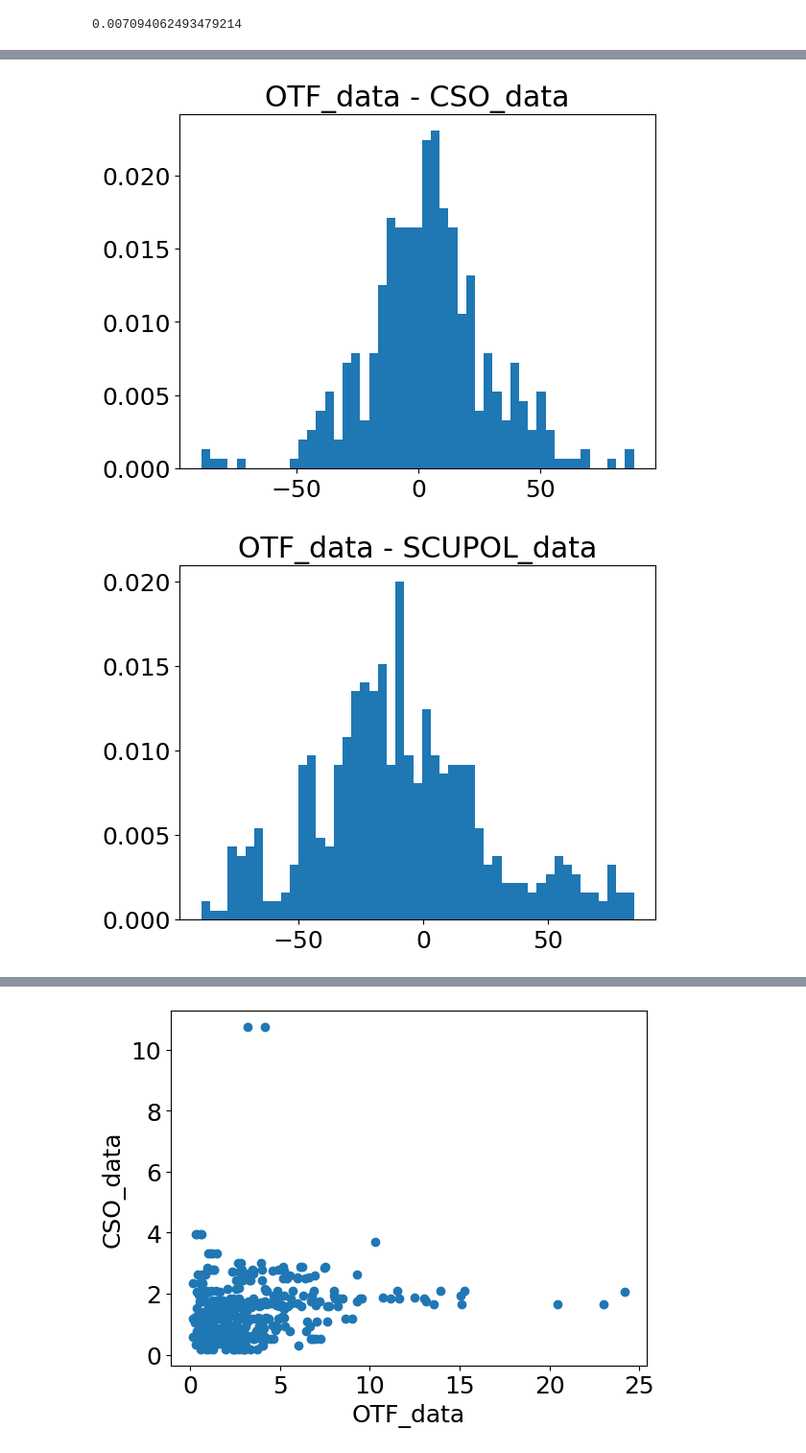
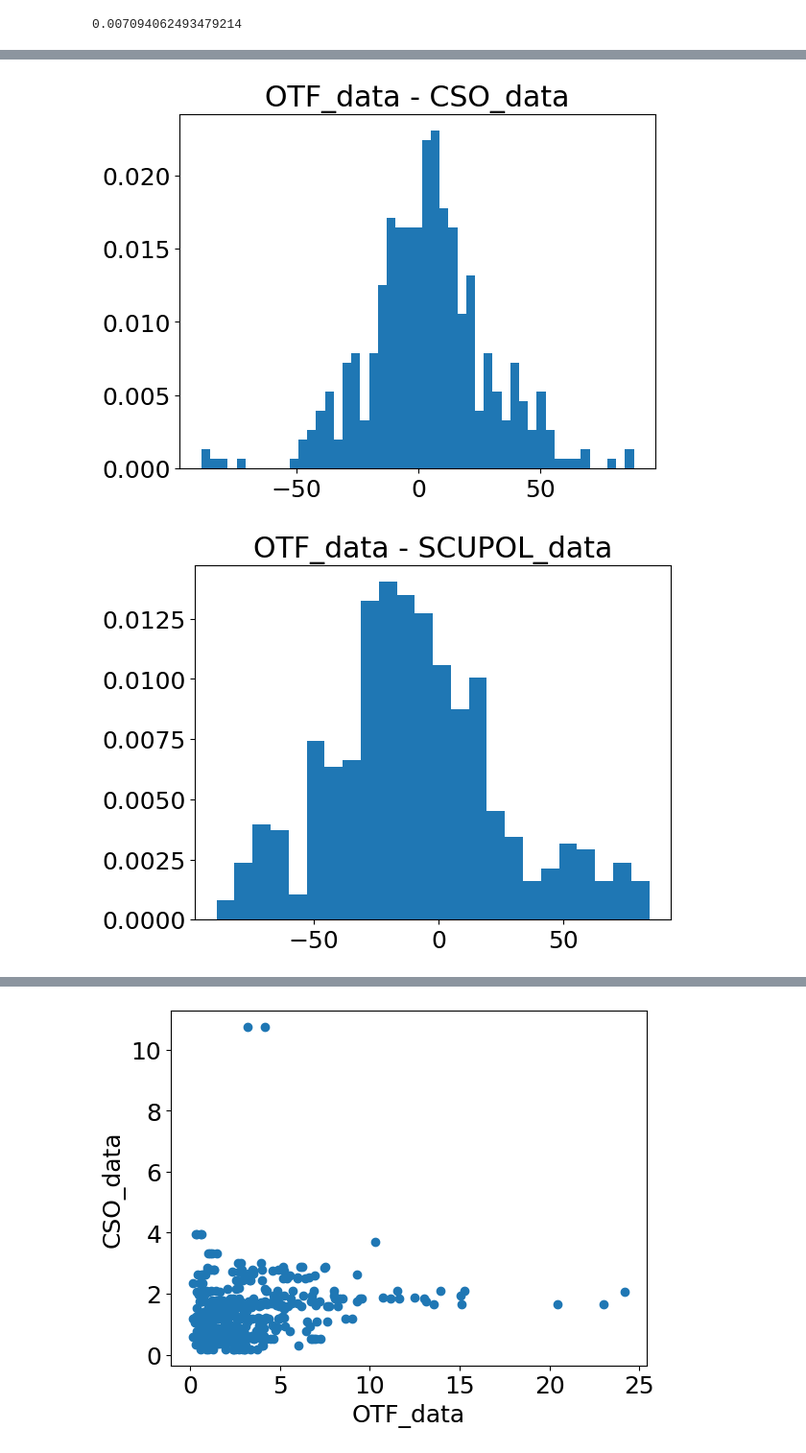
Before and after one commit to Siddharth3-14/Internship-MIT, a Jupyter notebook: dr21_CSO&JCMT.ipynb, the cells around one changed output, grey strips where cells are left out. Shown at 96% size. Drawn from its saved outputs; the diff is of its cells as text; code cells hidden in the pictures.

```diff
--- a/dr21_CSO&JCMT.ipynb
+++ b/dr21_CSO&JCMT.ipynb
@@ -111,26 +111,26 @@ all_data.head()
 # %%
 def hist_plot(array,delt):
     amax = np.nanmax(array)
     amin = np.nanmin(array)
     abin = np.linspace(amin,amax,delt)
     plt.figure()
     plt.hist(array,abin,density=True)
 
 OTF_CSO_diff = all_data['PolAng'] - all_data['CSO_pol_ang']
 OTF_CSO_diff_wrapped = wrapper(OTF_CSO_diff)
 OTF_SCUPOL_diff = all_data['PolAng'] - all_data['SCUPOL_pol_ang']
 OTF_SCUPOL_diff_wrapped = wrapper(OTF_SCUPOL_diff)
 CSO_SCUPOL_diff = all_data['CSO_pol_ang'] - all_data['SCUPOL_pol_ang']
 CSO_SCUPOL_diff_wrapped = wrapper(CSO_SCUPOL_diff)
 
 
 hist_plot(OTF_CSO_diff_wrapped,50)
 plt.title('OTF_data - CSO_data')
-hist_plot(OTF_SCUPOL_diff_wrapped,50)
+hist_plot(OTF_SCUPOL_diff_wrapped,25)
 plt.title('OTF_data - SCUPOL_data')
-hist_plot(CSO_SCUPOL_diff_wrapped,50)
+hist_plot(CSO_SCUPOL_diff_wrapped,25)
 plt.title('CSO_data - SCUPOL_data')
 plt.show()
 # %% [output]
 [figure]
-[figure, old version]
+[figure, new version]
```
Also changed, not shown: parts of 1 cell of this notebook.
